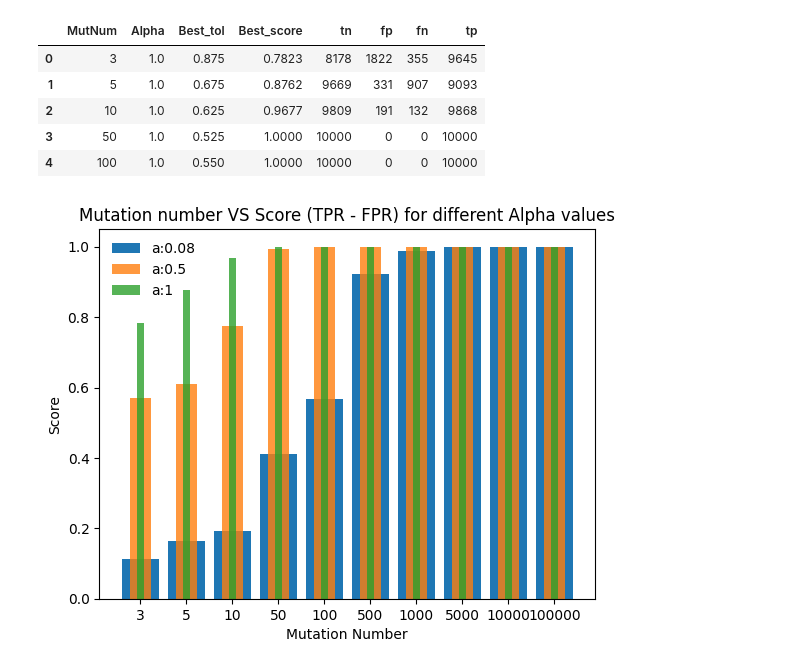
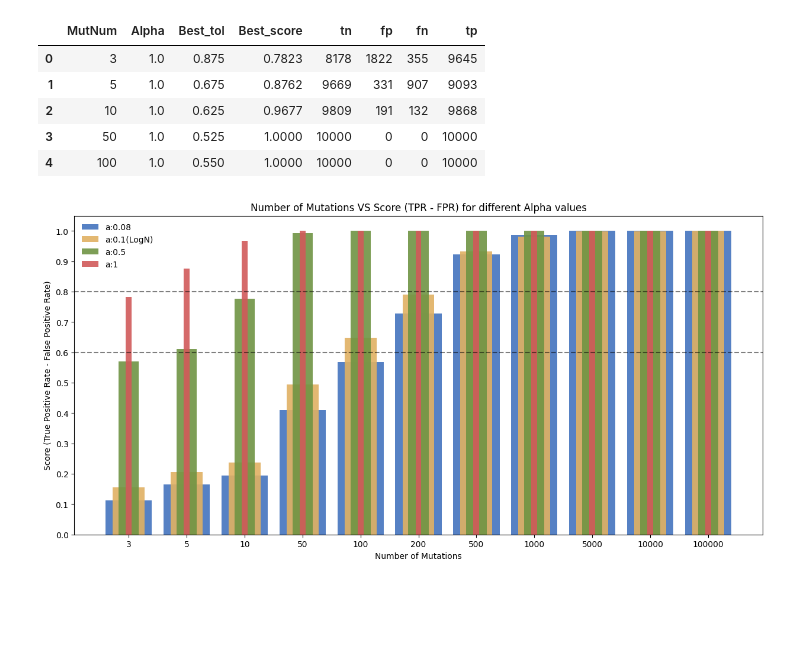
Before and after one commit to fredwdickinson/rscam-g6, a Jupyter notebook: Notebooks/Finding_Num_Mutations.ipynb, the cells around one changed output. Cells and saved outputs as stored; diff of their text form; code cells hidden in the pictures; blank space fills up the shorter version.

Commit message:
Updated with logNormal and 200 Mutations

```diff
--- a/Notebooks/Finding_Num_Mutations.ipynb
+++ b/Notebooks/Finding_Num_Mutations.ipynb
@@ -143,6 +143,10 @@ def load_NM_data(mn_get=10, directory_str="../generated_data"):
         filename = os.fsdecode(file)
         mn, a = filename[17:].split("_a")
         a = a[:-4]
+        # For the lognormal distribution special case
+        # (in this case since is the only with a=0.1, will not do anything more, althoough it would be cleaner to generalize more this function)
+        if len(a) > 4:
+            a = a[:3]
         # print(nm, a)
         # print(filename[17:].split("_a"))
         if int(mn) == mn_get:
@@ -301,7 +307,7 @@ plt.show()
 # %% [markdown]
 ## Final Full process for Mutation Number determination
 # %%
-mutation_number_list = [3, 5, 10, 50, 100, 500, 1000, 5000, 10000, 100000]
+mutation_number_list = [3, 5, 10, 50, 100, 200, 500, 1000, 5000, 10000, 100000]
 best_tols_list, scores_list = [], []
 
 for mn_get in mutation_number_list:
@@ -372,6 +378,7 @@ final_evaluation_df.head()
 specific_alpha_1 = final_evaluation_df.loc[final_evaluation_df["Alpha"] == 0.08].reset_index(drop=True)
 specific_alpha_2 = final_evaluation_df.loc[final_evaluation_df["Alpha"] == 0.5].reset_index(drop=True)
 specific_alpha_3 = final_evaluation_df.loc[final_evaluation_df["Alpha"] == 1].reset_index(drop=True)
+specific_alpha_4 = final_evaluation_df.loc[final_evaluation_df["Alpha"] == 0.1].reset_index(drop=True)
 
 specific_alpha_3.head()
 # %% [output]
@@ -382,14 +389,19 @@ specific_alpha_3.head()
 | 3 | 50 | 1.0 | 0.525 | 1.0000 | 10000 | 0 | 0 | 10000 |
 | 4 | 100 | 1.0 | 0.550 | 1.0000 | 10000 | 0 | 0 | 10000 |
 # %%
-plt.bar(np.asarray(specific_alpha_1["MutNum"], str), specific_alpha_1["Best_score"], label="a:0.08")
-plt.bar(np.asarray(specific_alpha_2["MutNum"], str), specific_alpha_2["Best_score"], width=0.45, alpha=0.8, label="a:0.5")
-plt.bar(np.asarray(specific_alpha_3["MutNum"], str), specific_alpha_3["Best_score"], width=0.15, alpha=0.8, label="a:1")
+plt.axhline(0.6, linestyle="dashed", color="black", alpha=0.5)
+plt.axhline(0.8, linestyle="dashed", color="black", alpha=0.5)
+plt.bar(np.asarray(specific_alpha_1["MutNum"], str), specific_alpha_1["Best_score"], label="a:0.08", color="#5681c4")
+plt.bar(np.asarray(specific_alpha_4["MutNum"], str), specific_alpha_4["Best_score"], width=0.55, alpha=0.9, label="a:0.1(LogN)", color="#e0b163")
+plt.bar(np.asarray(specific_alpha_2["MutNum"], str), specific_alpha_2["Best_score"], width=0.35, alpha=0.9, label="a:0.5", color="#6f9443")
+plt.bar(np.asarray(specific_alpha_3["MutNum"], str), specific_alpha_3["Best_score"], width=0.1, alpha=0.9, label="a:1", color="#d15a5a")
 
-plt.title("Mutation number VS Score (TPR - FPR) for different Alpha values")
+plt.title("Number of Mutations VS Score (TPR - FPR) for different Alpha values")
 plt.legend(framealpha=0)
-plt.xlabel("Mutation Number")
-plt.ylabel("Score")
+plt.xlabel("Number of Mutations")
+plt.ylabel("Score (True Positive Rate - False Positive Rate)")
+plt.yticks(np.linspace(0, 1, 11))
+plt.rcParams['figure.figsize'] = [15, 7]
 plt.show()
 # %% [output]
-[figure, old version]
+[figure, new version]
```
Also changed, not shown: parts of 6 cells of this notebook.
